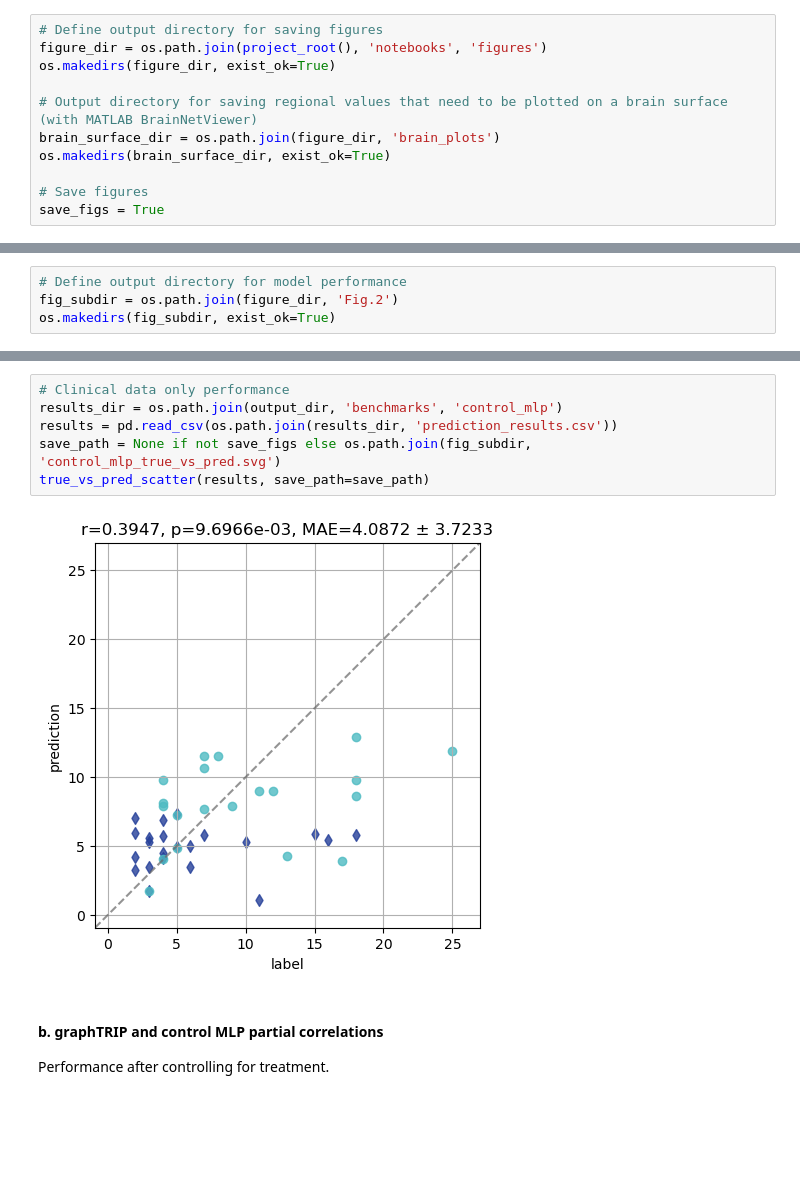
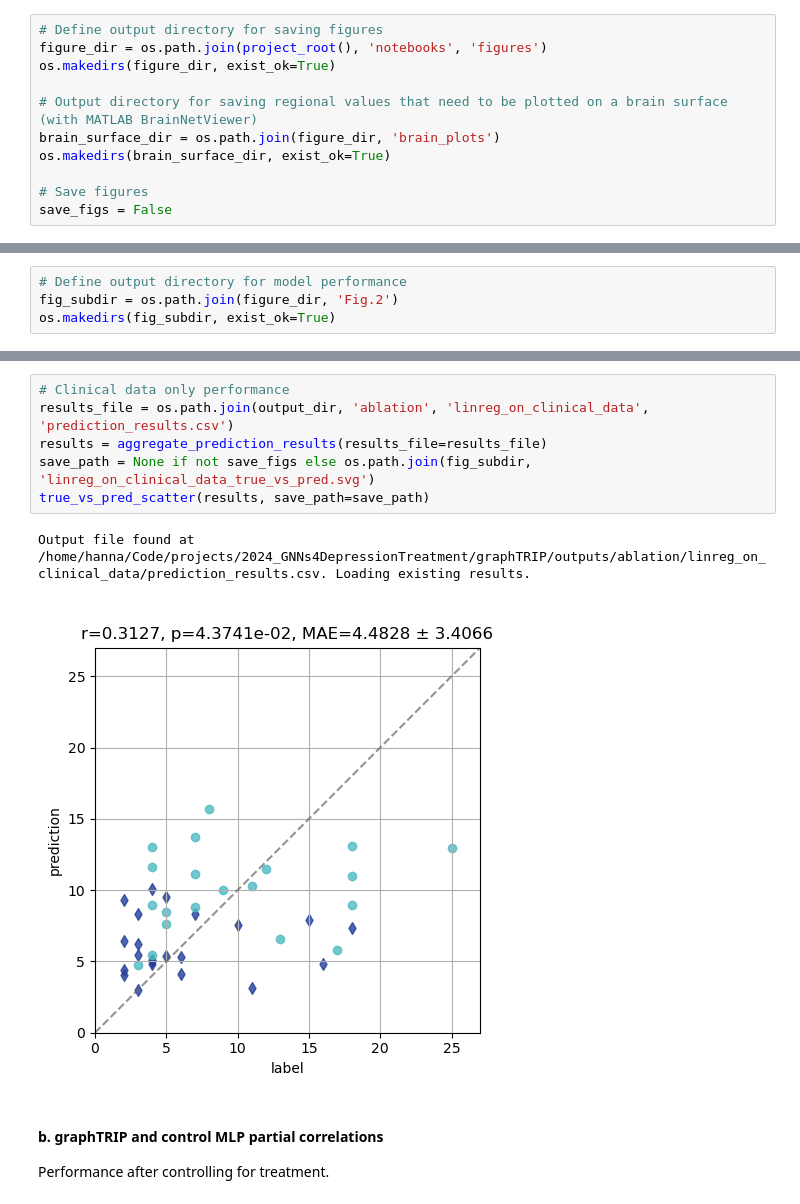
Before and after one commit to Imperial-MIND-lab/graphTRIP, a Jupyter notebook: notebooks/figures.ipynb, the cells around one changed output, grey strips where cells are left out. Cells and saved outputs as stored; diff of their text form; blank space fills up the shorter version.

```diff
--- a/notebooks/figures.ipynb
+++ b/notebooks/figures.ipynb
@@ -70,5 +80,5 @@ brain_surface_dir = os.path.join(figure_dir, 'brain_plots')
 os.makedirs(brain_surface_dir, exist_ok=True)
 
 # Save figures
-save_figs = True
+save_figs = False
 # %% [markdown]
@@ -200,11 +296,12 @@ true_vs_pred_scatter(results, save_path=save_path)
 # %%
 # Clinical data only performance
-results_dir = os.path.join(output_dir, 'benchmarks', 'control_mlp')
-results = pd.read_csv(os.path.join(results_dir, 'prediction_results.csv'))
-save_path = None if not save_figs else os.path.join(fig_subdir, 'control_mlp_true_vs_pred.svg')
+results_file = os.path.join(output_dir, 'ablation', 'linreg_on_clinical_data', 'prediction_results.csv')
+results = aggregate_prediction_results(results_file=results_file)
+save_path = None if not save_figs else os.path.join(fig_subdir, 'linreg_on_clinical_data_true_vs_pred.svg')
 true_vs_pred_scatter(results, save_path=save_path)
 # %% [output]
+Output file found at /home/hanna/Code/projects/2024_GNNs4DepressionTreatment/graphTRIP/outputs/ablation/linreg_on_clinical_data/prediction_results.csv. Loading existing results.
-[figure, old version]
+[figure, new version]
 # %% [markdown]
 #### b. graphTRIP and control MLP partial correlations
 Performance after controlling for treatment.
```
Also changed, not shown: parts of 176 cells of this notebook.
